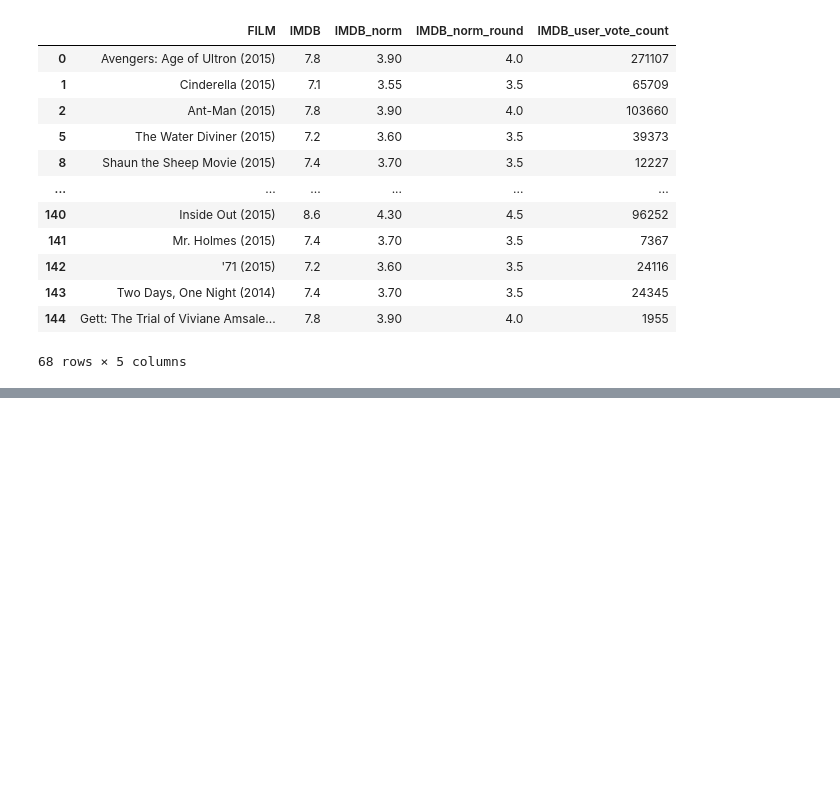
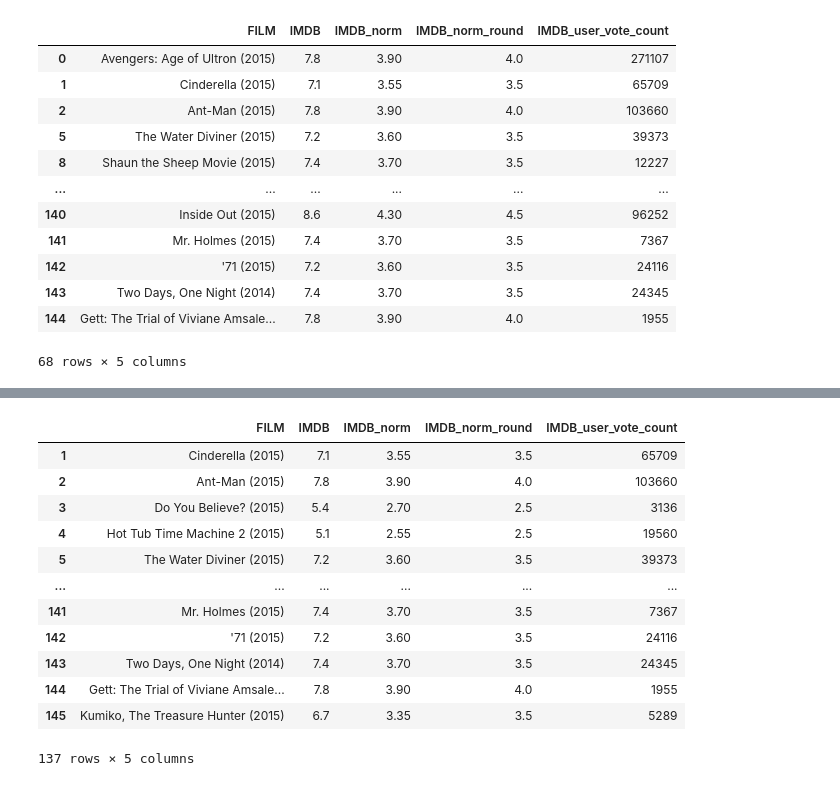
Before and after one commit to maryam-choudhury/TechCatalyst_DE_2026_Maryam, a Jupyter notebook: student-work/week3/Day 4/Pandas Student Activities/02-Stu_GoodMovies-Loc/Unsolved/goodMovies.ipynb, the cells around one changed output, grey strips where cells are left out. Drawn from its saved outputs; the diff is of its cells as text; code cells hidden in the pictures; blank space fills up the shorter version.

```diff
--- a/student-work/week3/Day 4/Pandas Student Activities/02-Stu_GoodMovies-Loc/Unsolved/goodMovies.ipynb
+++ b/student-work/week3/Day 4/Pandas Student Activities/02-Stu_GoodMovies-Loc/Unsolved/goodMovies.ipynb
@@ -115,4 +130,20 @@ imbd_df[highly_rated]
 # %%
 # Find lesser-known movies to watch, with fewer than 20K votes
+less_known = imbd_df["IMDB_user_vote_count"] < 200000
+imbd_df[less_known]
+# %% [output]
+|  | FILM | IMDB | IMDB_norm | IMDB_norm_round | IMDB_user_vote_count |
+| 1 | Cinderella (2015) | 7.1 | 3.55 | 3.5 | 65709 |
+| 2 | Ant-Man (2015) | 7.8 | 3.90 | 4.0 | 103660 |
+| 3 | Do You Believe? (2015) | 5.4 | 2.70 | 2.5 | 3136 |
+| 4 | Hot Tub Time Machine 2 (2015) | 5.1 | 2.55 | 2.5 | 19560 |
+| 5 | The Water Diviner (2015) | 7.2 | 3.60 | 3.5 | 39373 |
+| ... | ... | ... | ... | ... | ... |
+| 141 | Mr. Holmes (2015) | 7.4 | 3.70 | 3.5 | 7367 |
+| 142 | '71 (2015) | 7.2 | 3.60 | 3.5 | 24116 |
+| 143 | Two Days, One Night (2014) | 7.4 | 3.70 | 3.5 | 24345 |
+| 144 | Gett: The Trial of Viviane Amsale... | 7.8 | 3.90 | 4.0 | 1955 |
+| 145 | Kumiko, The Treasure Hunter (2015) | 6.7 | 3.35 | 3.5 | 5289 |
+137 rows × 5 columns
 # %%
 # Finally, export this file to an Excel spreadsheet -- without the DataFrame index.
```
Also changed, not shown: parts of 2 cells of this notebook, 40 other files.
